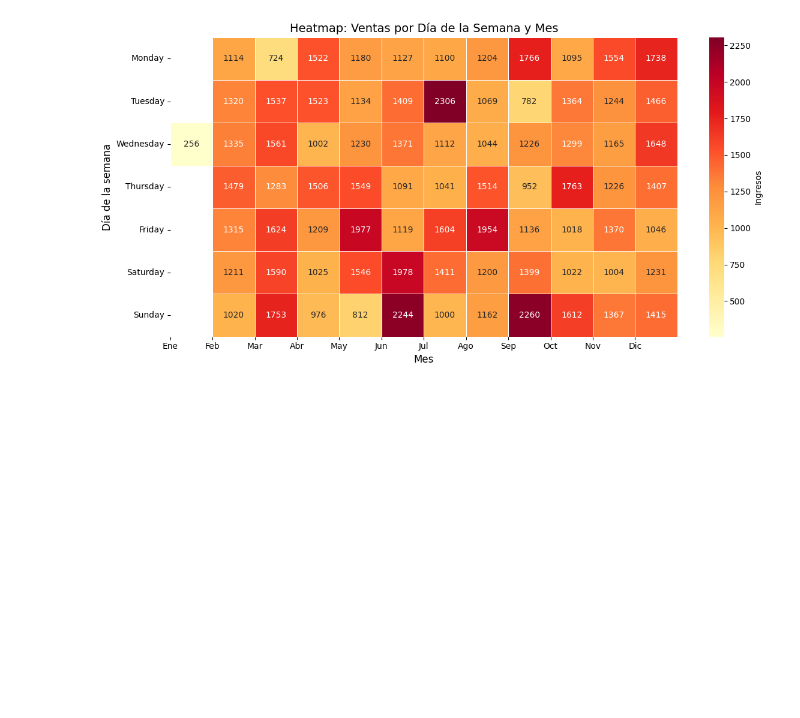
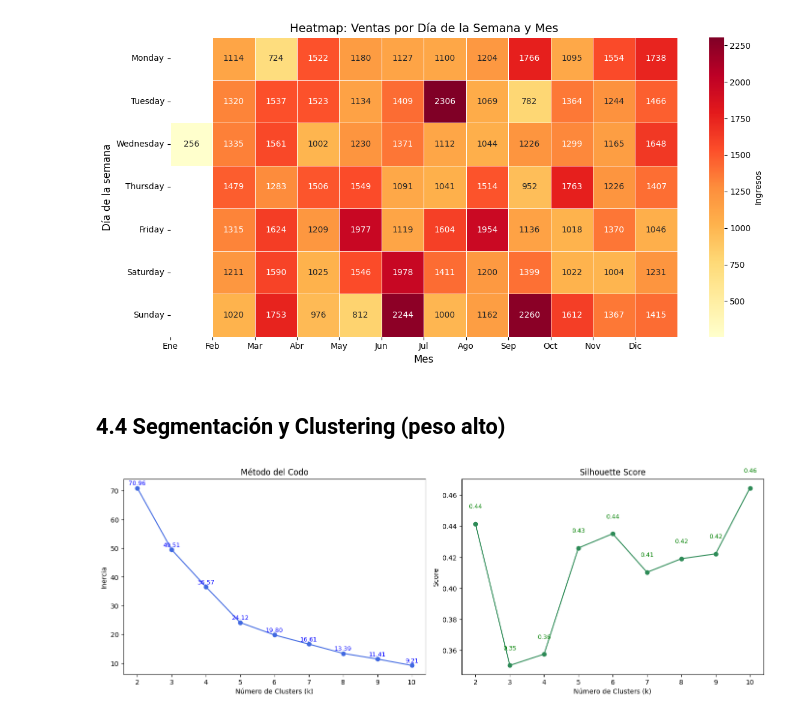
Before and after one commit to alan1x/Proyecto_SF_LKR, a Jupyter notebook: notebooks/principal_modificado.ipynb, the cells around one changed output. Saved outputs shown, nothing was run; the diff lists cells and outputs as text; code cells hidden in the pictures; blank space fills up the shorter version.

Commit message:
cluster

```diff
--- a/notebooks/principal_modificado.ipynb
+++ b/notebooks/principal_modificado.ipynb
@@ -319,3 +335,53 @@ fig.update_layout(
 )
 
 fig.show()
+# %% [markdown]
+## 4.4 Segmentación y Clustering (peso alto)
+# %%
+# Preparar datos para clustering
+cluster_data = productos_vendidos[['Cantidad_vendida', 'Stock', 'Producto_actual_stock']].copy()
+cluster_data["Porcentaje_venta"] = (cluster_data["Cantidad_vendida"] / cluster_data["Stock"]) * 100
+# %%
+#  Normalizar
+scaler = StandardScaler()
+X_scaled = scaler.fit_transform(cluster_data)
+# %%
+# Evaluar número óptimo de clusters
+inertias = []
+silhouettes = []
+K_range = range(2, 11)
+
+for k in K_range:
+    kmeans = KMeans(n_clusters=k, random_state=42, n_init=10)
+    labels = kmeans.fit_predict(X_scaled)
+    inertias.append(kmeans.inertia_)
+    silhouettes.append(silhouette_score(X_scaled, labels))
+# %%
+plt.figure(figsize=(14, 5))
+
+# Gráfico del Método del Codo
+plt.subplot(1, 2, 1)
+plt.plot(K_range, inertias, marker='o', linestyle='-', color='royalblue')
+plt.title("Método del Codo")
+plt.xlabel("Número de Clusters (k)")
+plt.ylabel("Inercia")
+
+
+for i, (k, inertia) in enumerate(zip(K_range, inertias)):
+    plt.text(k, inertia + 1, f"{inertia:.2f}", ha='center', fontsize=9, color='blue')
+
+# Gráfico del Silhouette Score
+plt.subplot(1, 2, 2)
+plt.plot(K_range, silhouettes, marker='o', linestyle='-', color='seagreen')
+plt.title("Silhouette Score")
+plt.xlabel("Número de Clusters (k)")
+plt.ylabel("Score")
+
+
+for i, (k, score) in enumerate(zip(K_range, silhouettes)):
+    plt.text(k, score + 0.01, f"{score:.2f}", ha='center', fontsize=9, color='green')
+
+plt.tight_layout()
+plt.show()
+# %% [output]
+[figure, added]
```
Also changed, not shown: parts of 5 cells of this notebook.
